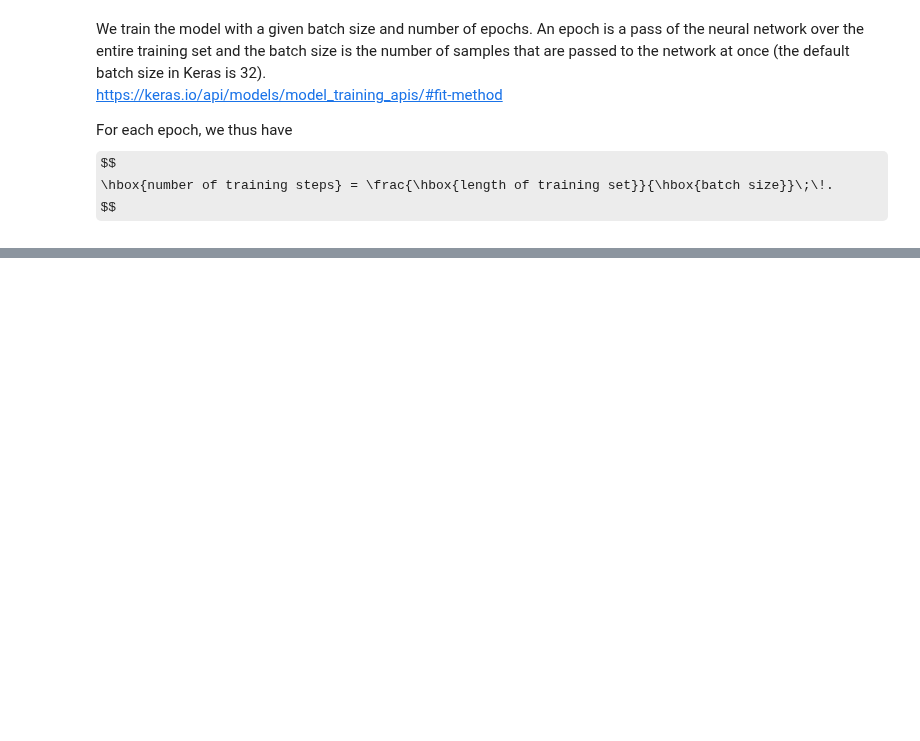
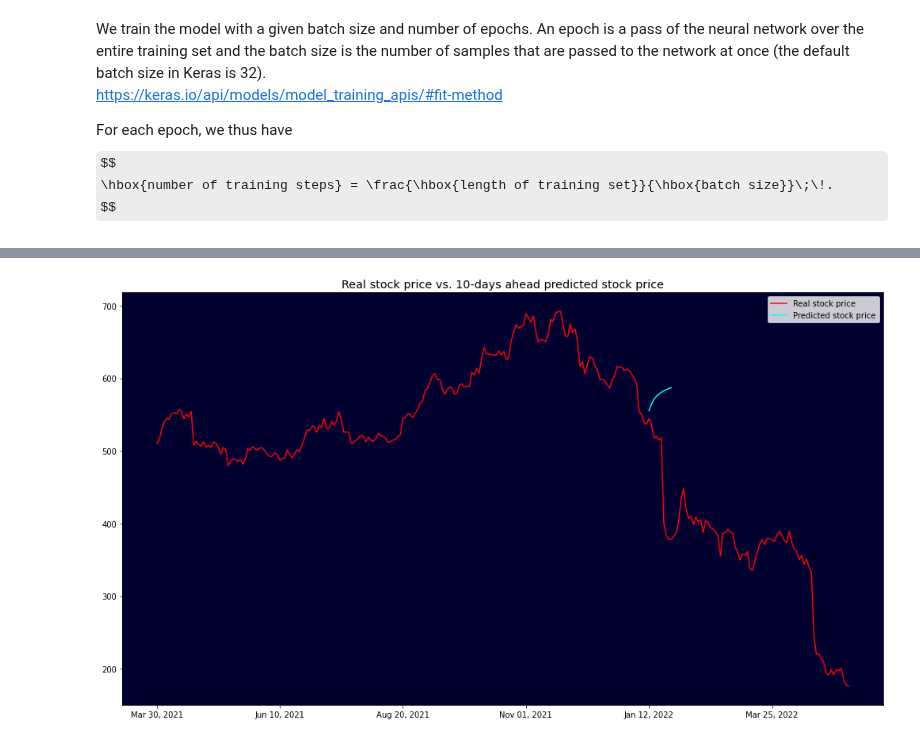
Before and after one commit to rtiedra/data-science, a Jupyter notebook: stock_price/stock_price.ipynb, the cells around one changed output, grey strips where cells are left out. Saved outputs shown, nothing was run; the diff lists cells and outputs as text; code cells hidden in the pictures; some formulas as TeX source; blank space fills up the shorter version.

```diff
--- a/stock_price/stock_price.ipynb
+++ b/stock_price/stock_price.ipynb
@@ -254,0 +251,43 @@ plt.tight_layout()
+# %%
+# Setting the number "N" of days ahead predictions and the day "start_day" where to start the prediction
+# Defining a list "N_predictions" containing the future N stock price predictions
+# Setting as "data" the initial real stock price at start_day
+
+N = 10
+start_day = 200
+N_predictions = []
+data = test_seqs[start_day: start_day+1]
+
+# For-loop for the prediction of N consecutive stock prices after start_day
+
+for i in range(N):
+    prediction = model.predict(data)
+    data = np.append(data, prediction)[1:]
+    data = data.reshape(1,-1, 1)
+    N_predictions.append(prediction[0][0])
+
+# Putting the list of predictions "N_predictions" to the original scale and format
+
+N_predictions = np.array(N_predictions).reshape(-1, 1)
+N_predictions = scaler.inverse_transform(N_predictions)
+# %%
+# Graph plot of real stock prices vs. N-days ahead predicted stock prices
+
+_, p2 = plt.subplots(figsize=(14,8))
+
+p2.plot(dates, real, color='r', label='Real stock price')
+p2.plot(dates[start_day: start_day+N], N_predictions, color='cyan', label='Predicted stock price')
+
+# Parameters, title and legend of the plot
+
+p2.set_title(('Real stock price vs. %d-days ahead predicted stock price' % N), size='x-large')
+p.set_ylabel('Stock price [USD]', size='large')
+p.set_xlabel('(training parameters: timesteps = %d, units_ℓ = %d, r_ℓ = %.2f, r_d = %.2f, optimizer = Adam, batch size = %d, epochs = %d)'
+             % (n, units_ℓ, r_ℓ, r_d, batch_size, epochs))
+plt.xticks(np.arange(0, len(dates)+1, 50))
+p2.set_facecolor('#000030')
+p2.legend()
+
+plt.tight_layout()
+# %% [output]
+[figure, added]
```
Also changed, not shown: parts of 18 cells of this notebook, 5 other files.
